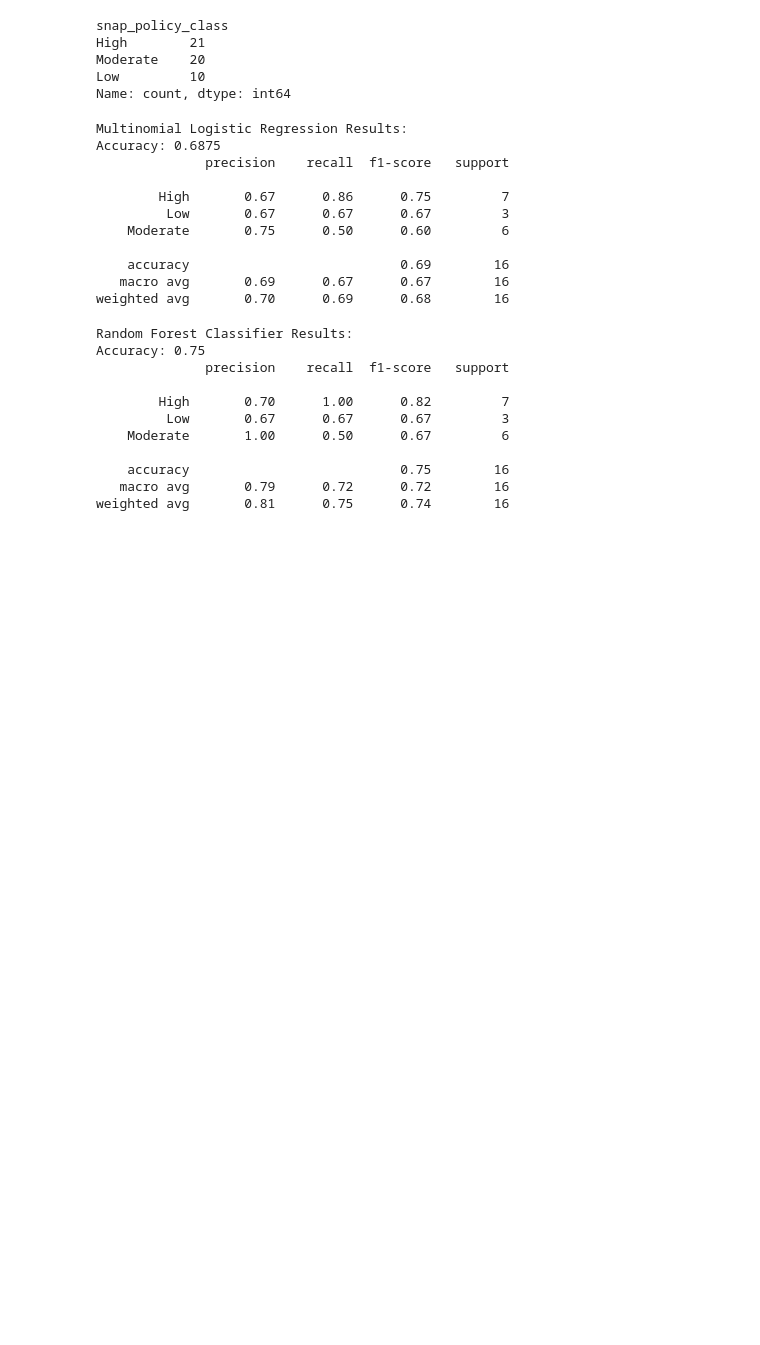
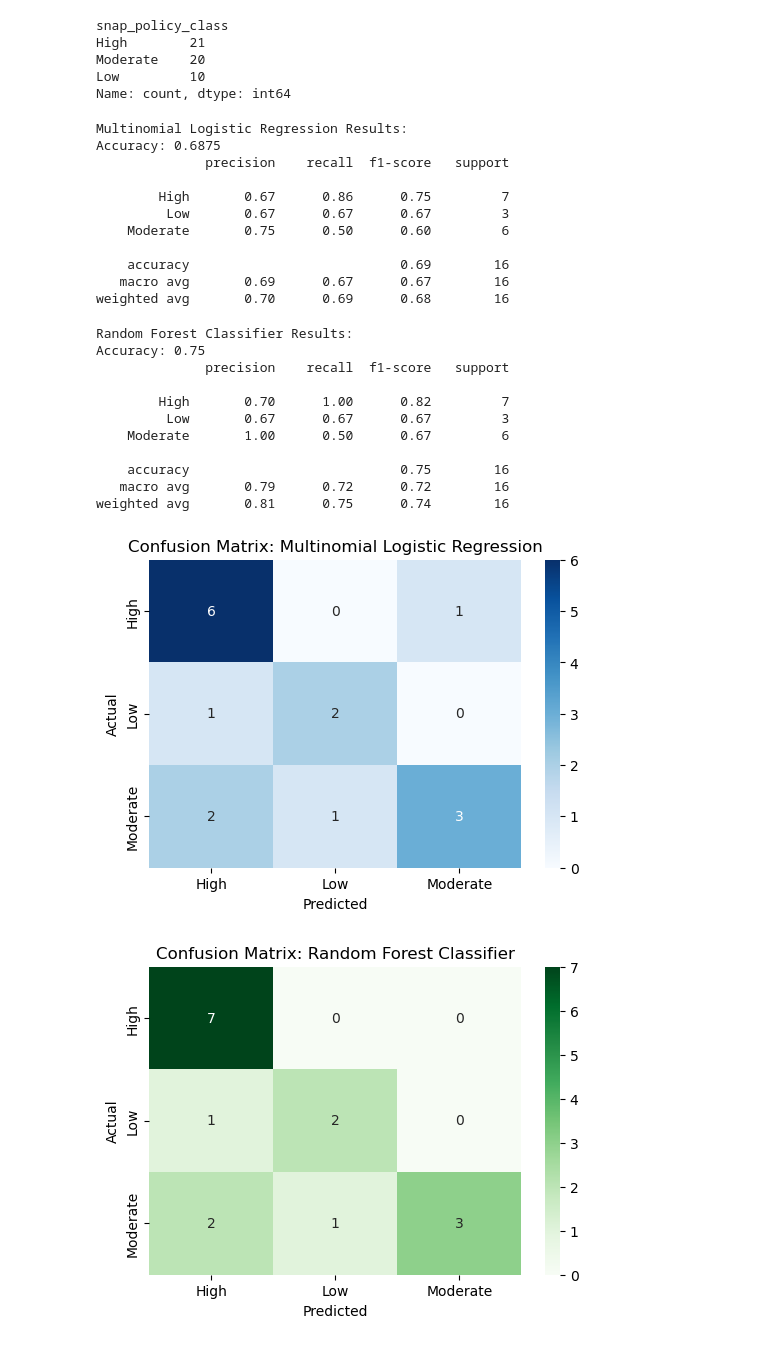
Before and after one commit to arnavjain321-prog/DS_6021_Final_Project, a Jupyter notebook: project.ipynb, the cells around one changed output. Saved outputs shown, nothing was run; the diff lists cells and outputs as text; code cells hidden in the pictures; blank space fills up the shorter version.

```diff
--- a/project.ipynb
+++ b/project.ipynb
@@ -1000,3 +1002,38 @@ Accuracy: 0.75
     accuracy                           0.75        16
    macro avg       0.79      0.72      0.72        16
 weighted avg       0.81      0.75      0.74        16
+# %%
+import matplotlib.pyplot as plt
+import seaborn as sns
+from sklearn.metrics import confusion_matrix
+
+# -----------------------------
+# CONFUSION MATRIX: Logistic Regression
+# -----------------------------
+lr_cm = confusion_matrix(y_test, y_pred_lr, labels=sorted(y_test.unique()))
+
+plt.figure(figsize=(6,4))
+sns.heatmap(lr_cm, annot=True, fmt="d", cmap="Blues",
+            xticklabels=sorted(y_test.unique()),
+            yticklabels=sorted(y_test.unique()))
+plt.title("Confusion Matrix: Multinomial Logistic Regression")
+plt.xlabel("Predicted")
+plt.ylabel("Actual")
+plt.show()
+
+# -----------------------------
+# CONFUSION MATRIX: Random Forest
+# -----------------------------
+rf_cm = confusion_matrix(y_test, y_pred_rf, labels=sorted(y_test.unique()))
+
+plt.figure(figsize=(6,4))
+sns.heatmap(rf_cm, annot=True, fmt="d", cmap="Greens",
+            xticklabels=sorted(y_test.unique()),
+            yticklabels=sorted(y_test.unique()))
+plt.title("Confusion Matrix: Random Forest Classifier")
+plt.xlabel("Predicted")
+plt.ylabel("Actual")
+plt.show()
+# %% [output]
+[figure, added]
+[figure, added]
```
Also changed, not shown: parts of 3 cells of this notebook.
